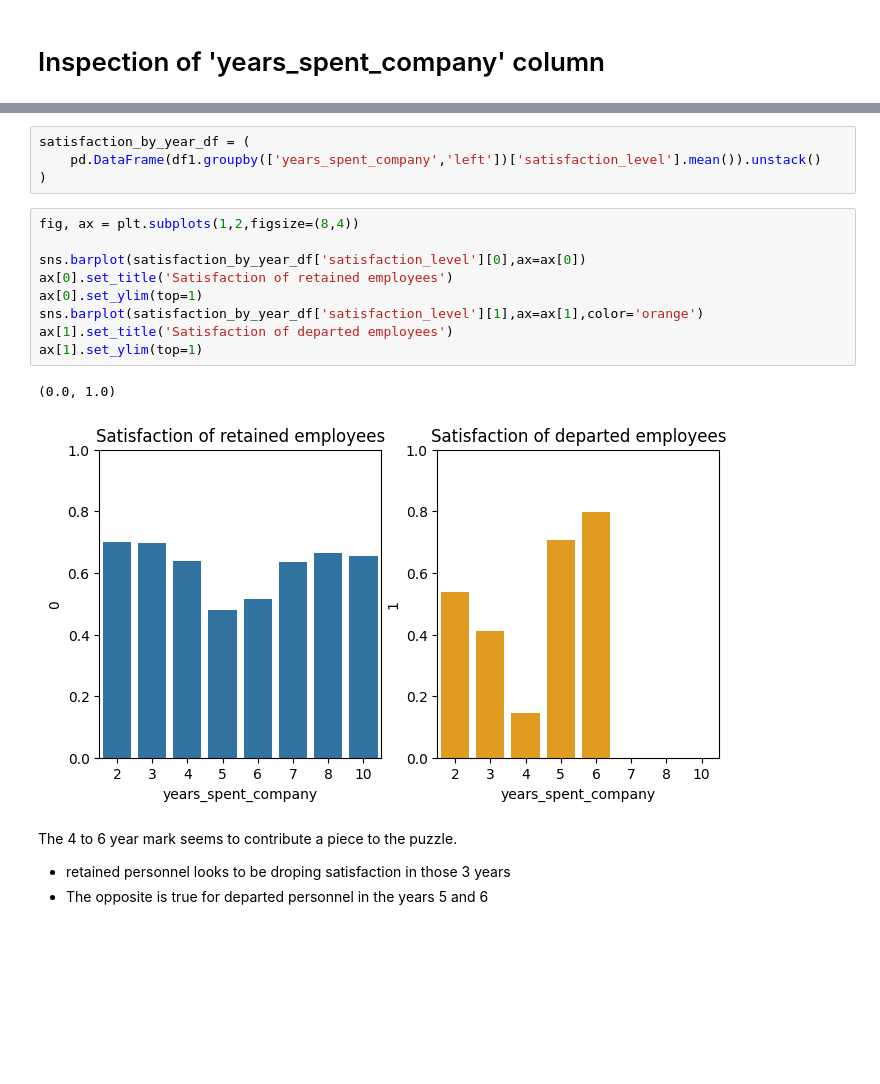
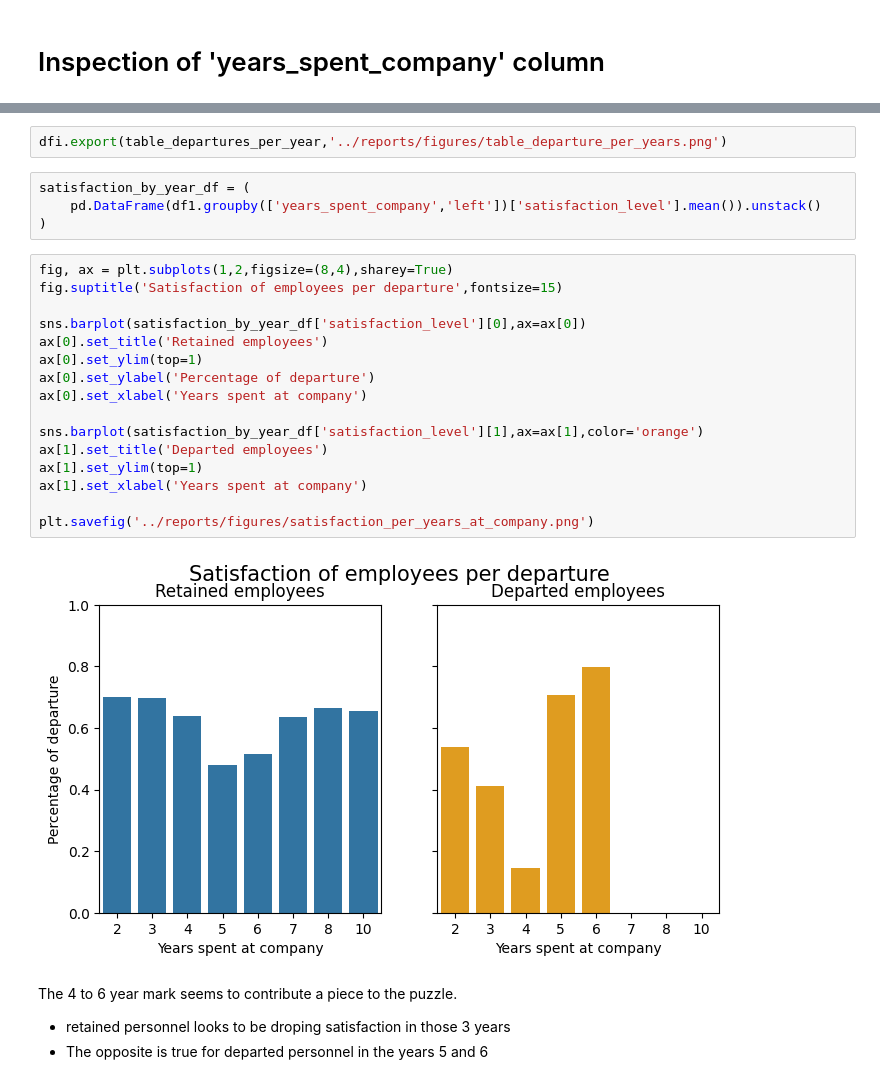
Before and after one commit to Max0513/Turn-over-analysis---Saliford-, a Jupyter notebook: Notebooks/data_cleanup.ipynb, the cells around one changed output, grey strips where cells are left out. Saved outputs shown, nothing was run; the diff lists cells and outputs as text; blank space fills up the shorter version.

```diff
--- a/Notebooks/data_cleanup.ipynb
+++ b/Notebooks/data_cleanup.ipynb
@@ -658,19 +688,27 @@ df1[['years_spent_company','left']].groupby(by='years_spent_company').value_coun
+# %%
+dfi.export(table_departures_per_year,'../reports/figures/table_departure_per_years.png')
 # %%
 satisfaction_by_year_df = (
     pd.DataFrame(df1.groupby(['years_spent_company','left'])['satisfaction_level'].mean()).unstack()
 )
 # %%
-fig, ax = plt.subplots(1,2,figsize=(8,4))
+fig, ax = plt.subplots(1,2,figsize=(8,4),sharey=True)
+fig.suptitle('Satisfaction of employees per departure',fontsize=15)
 
 sns.barplot(satisfaction_by_year_df['satisfaction_level'][0],ax=ax[0])
-ax[0].set_title('Satisfaction of retained employees')
+ax[0].set_title('Retained employees')
 ax[0].set_ylim(top=1)
+ax[0].set_ylabel('Percentage of departure')
+ax[0].set_xlabel('Years spent at company')
+
 sns.barplot(satisfaction_by_year_df['satisfaction_level'][1],ax=ax[1],color='orange')
-ax[1].set_title('Satisfaction of departed employees')
+ax[1].set_title('Departed employees')
 ax[1].set_ylim(top=1)
+ax[1].set_xlabel('Years spent at company')
+
+plt.savefig('../reports/figures/satisfaction_per_years_at_company.png')
 # %% [output]
-(0.0, 1.0)
-[figure, old version]
+[figure, new version]
 # %% [markdown]
 The 4 to 6 year mark seems to contribute a piece to the puzzle.
 
```
Also changed, not shown: parts of 23 cells of this notebook, 10 other files.
